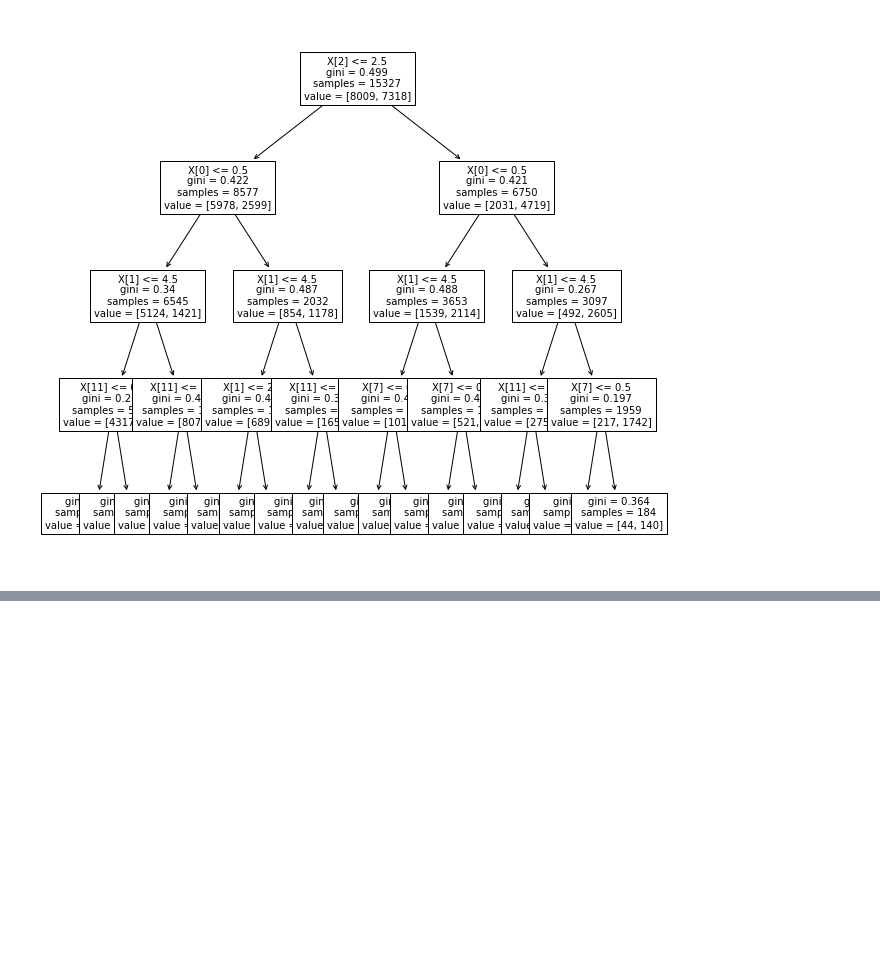
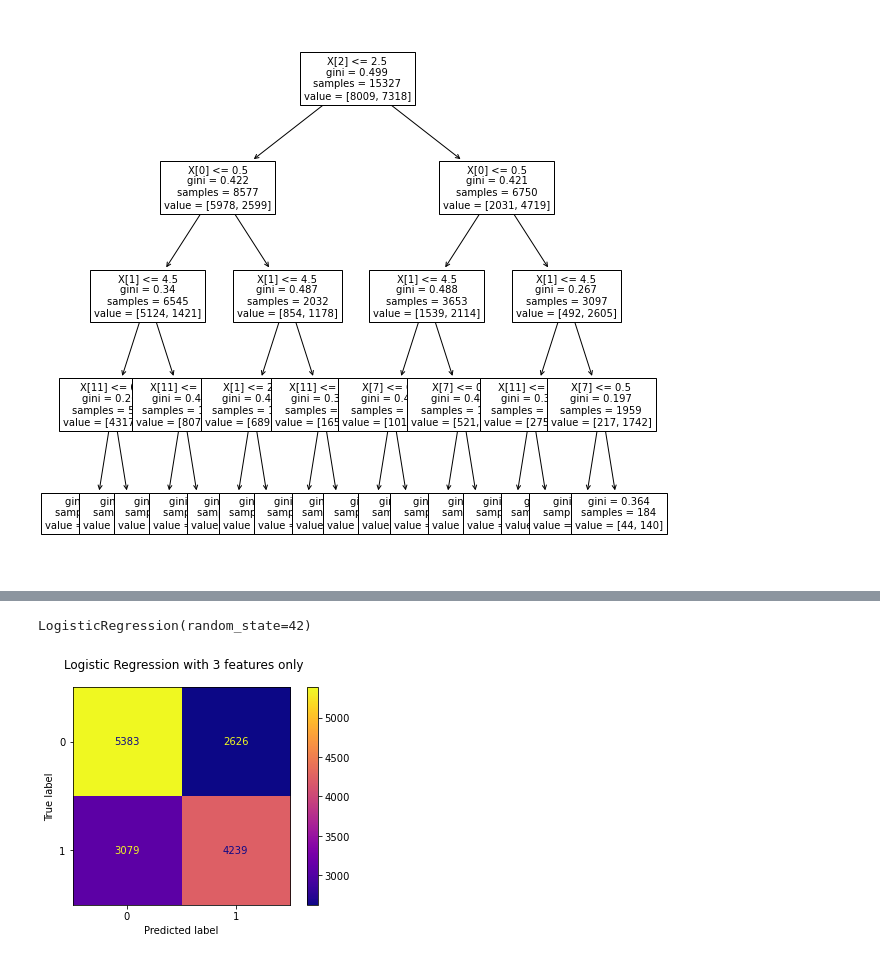
Before and after one commit to likej82/Probability-of-Receiving-Seasonal-Flu-Vaccination-Based-Off-Demographic, a Jupyter notebook: Wesnotebook.ipynb, the cells around one changed output, grey strips where cells are left out. Cells and saved outputs as stored; diff of their text form; code cells hidden in the pictures; blank space fills up the shorter version.

```diff
--- a/Wesnotebook.ipynb
+++ b/Wesnotebook.ipynb
@@ -1440,0 +1630,8 @@ plot_tree(tree_clf, ax=ax, fontsize=10);
+# %%
+education_encoded_train = pd.DataFrame(
+    education_encoded_train,
+    columns=ohe.categories_[0],
+    index=X_train.index
+)
+
+education_encoded_train
@@ -1440,0 +1653,3 @@ plot_tree(tree_clf, ax=ax, fontsize=10);
+# %%
+X_train.drop("education", axis=1, inplace=True)
+X_train
@@ -1440,0 +1671,3 @@ plot_tree(tree_clf, ax=ax, fontsize=10);
+# %%
+X_train = pd.concat([X_train, education_encoded_train], axis=1)
+X_train
@@ -1440,0 +1689,13 @@ plot_tree(tree_clf, ax=ax, fontsize=10);
+# %%
+logreg_model_3features = LogisticRegression(random_state=42)
+logreg_model_3features.fit(X_train, y_train)
+# %% [output]
+LogisticRegression(random_state=42)
+# %%
+fig, ax = plt.subplots()
+
+fig.suptitle("Logistic Regression with 3 features only")
+
+plot_confusion_matrix(logreg_model_3features, X_train, y_train, ax=ax, cmap="plasma");
+# %% [output]
+[figure, added]
```
Also changed, not shown: parts of 27 cells of this notebook.
